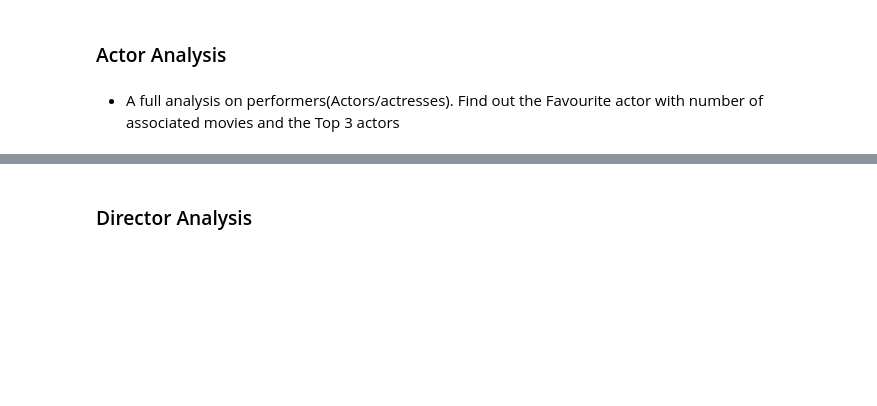
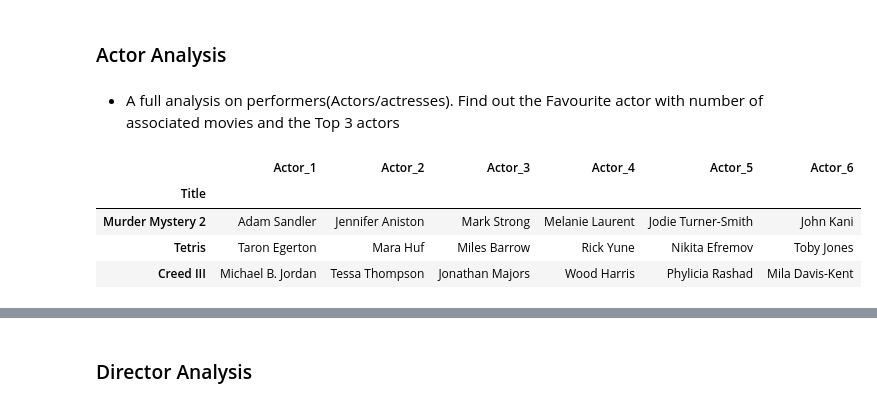
Before and after one commit to dtawusaku/movie-recap, a Jupyter notebook: movies-recap.ipynb, the cells around one changed output, grey strips where cells are left out. Cells and saved outputs as stored; diff of their text form; code cells hidden in the pictures; blank space fills up the shorter version.

Commit message:
Data added, readme updated

```diff
--- a/recap.ipynb
+++ b/movies-recap.ipynb
@@ -198,0 +201,13 @@ movie_data.head(5)
+# %%
+# Create dataframe for director
+actors_data = movie_data['Top Cast'].str.split(',', expand=True)
+actors_data.columns = [f"Actor_{i+1}" for i in range(actors_data.shape[1])]
+
+
+actors_data.head(3)
+# %% [output]
+|  | Actor_1 | Actor_2 | Actor_3 | Actor_4 | Actor_5 | Actor_6 |
+| Title |  |  |  |  |  |  |
+| Murder Mystery 2 | Adam Sandler | Jennifer Aniston | Mark Strong | Melanie Laurent | Jodie Turner-Smith | John Kani |
+| Tetris | Taron Egerton | Mara Huf | Miles Barrow | Rick Yune | Nikita Efremov | Toby Jones |
+| Creed III | Michael B. Jordan | Tessa Thompson | Jonathan Majors | Wood Harris | Phylicia Rashad | Mila Davis-Kent |
```
Also changed, not shown: parts of 16 cells of this notebook, 3 other files.
